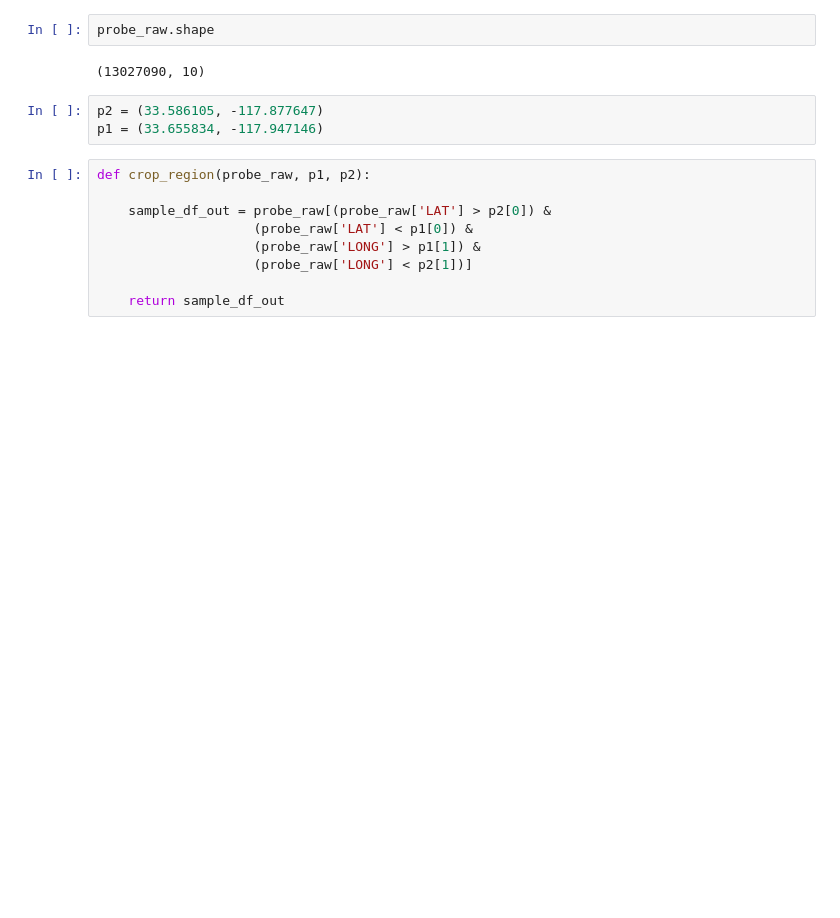
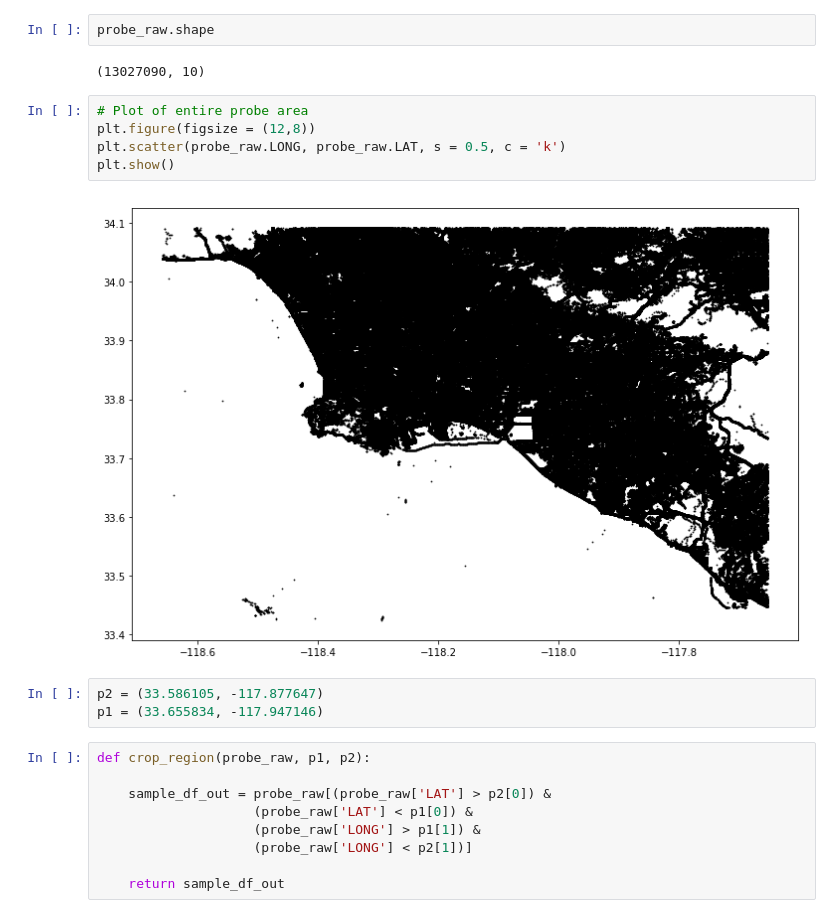
Before and after one commit to ZiningW/263-295-Project, a Jupyter notebook: Data_Sorter.ipynb, the cells around one changed output. Cells and saved outputs as stored; diff of their text form; blank space fills up the shorter version.

Commit message:
Add overall map plot

```diff
--- a/Data_Sorter.ipynb
+++ b/Data_Sorter.ipynb
@@ -18,6 +19,13 @@ probe_raw.head()
 probe_raw.shape
 # %% [output]
 (13027090, 10)
+# %%
+# Plot of entire probe area
+plt.figure(figsize = (12,8))
+plt.scatter(probe_raw.LONG, probe_raw.LAT, s = 0.5, c = 'k')
+plt.show()
+# %% [output]
+[figure, added]
 # %%
 p2 = (33.586105, -117.877647)
 p1 = (33.655834, -117.947146)
```
Also changed, not shown: parts of 2 cells of this notebook.
